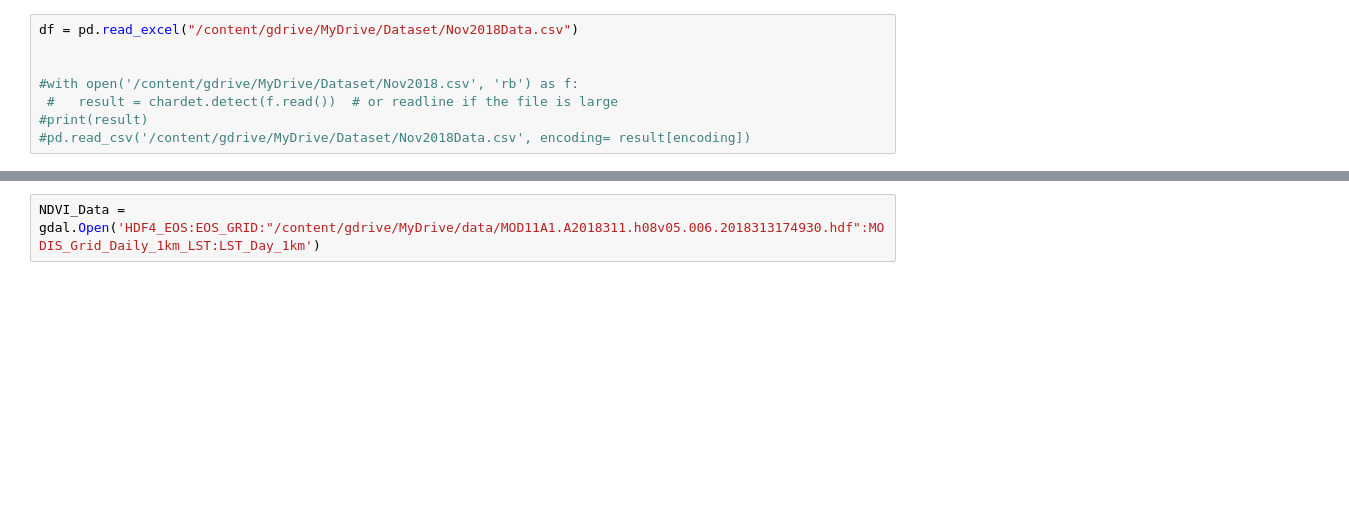
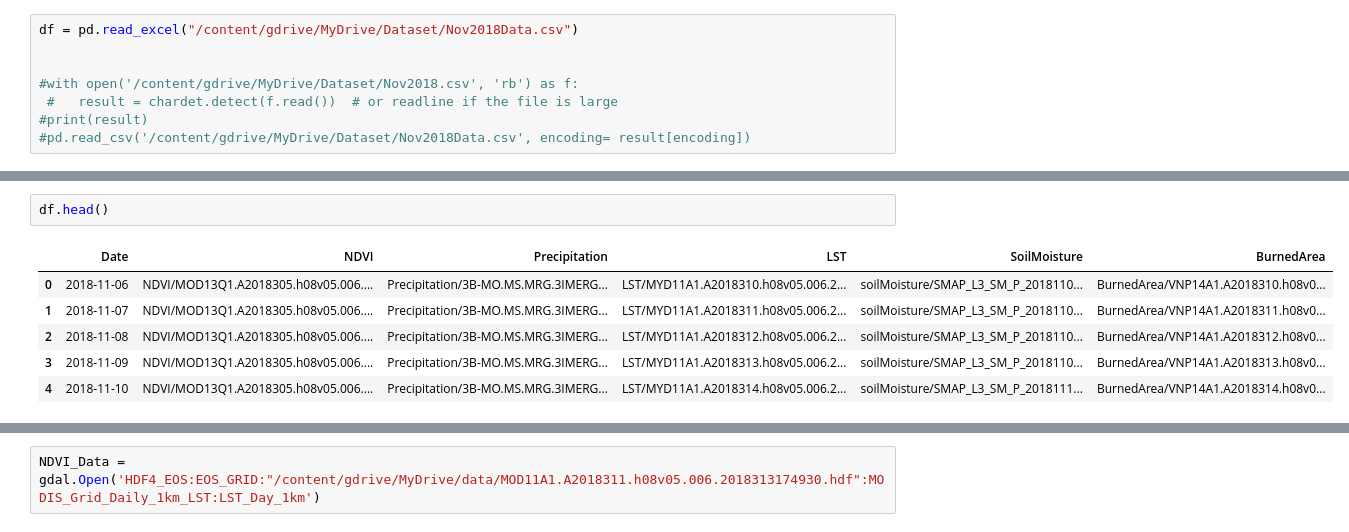
Before and after one commit to kushalt93/WildfirePrediction, a Jupyter notebook: testProject.ipynb, the cells around one changed output, grey strips where cells are left out. Cells and saved outputs as stored; diff of their text form; blank space fills up the shorter version.

```diff
--- a/testProject.ipynb
+++ b/testProject.ipynb
@@ -43,3 +43,12 @@ df = pd.read_excel("/content/gdrive/MyDrive/Dataset/Nov2018Data.csv")
+# %%
+df.head()
+# %% [output]
+|  | Date | NDVI | Precipitation | LST | SoilMoisture | BurnedArea |
+| 0 | 2018-11-06 | NDVI/MOD13Q1.A2018305.h08v05.006.... | Precipitation/3B-MO.MS.MRG.3IMERG... | LST/MYD11A1.A2018310.h08v05.006.2... | soilMoisture/SMAP_L3_SM_P_2018110... | BurnedArea/VNP14A1.A2018310.h08v0... |
+| 1 | 2018-11-07 | NDVI/MOD13Q1.A2018305.h08v05.006.... | Precipitation/3B-MO.MS.MRG.3IMERG... | LST/MYD11A1.A2018311.h08v05.006.2... | soilMoisture/SMAP_L3_SM_P_2018110... | BurnedArea/VNP14A1.A2018311.h08v0... |
+| 2 | 2018-11-08 | NDVI/MOD13Q1.A2018305.h08v05.006.... | Precipitation/3B-MO.MS.MRG.3IMERG... | LST/MYD11A1.A2018312.h08v05.006.2... | soilMoisture/SMAP_L3_SM_P_2018110... | BurnedArea/VNP14A1.A2018312.h08v0... |
+| 3 | 2018-11-09 | NDVI/MOD13Q1.A2018305.h08v05.006.... | Precipitation/3B-MO.MS.MRG.3IMERG... | LST/MYD11A1.A2018313.h08v05.006.2... | soilMoisture/SMAP_L3_SM_P_2018110... | BurnedArea/VNP14A1.A2018313.h08v0... |
+| 4 | 2018-11-10 | NDVI/MOD13Q1.A2018305.h08v05.006.... | Precipitation/3B-MO.MS.MRG.3IMERG... | LST/MYD11A1.A2018314.h08v05.006.2... | soilMoisture/SMAP_L3_SM_P_2018111... | BurnedArea/VNP14A1.A2018314.h08v0... |
 # %%
 #for columns in df.columns:
  # print(columns)
```
Also changed, not shown: parts of 17 cells of this notebook.
